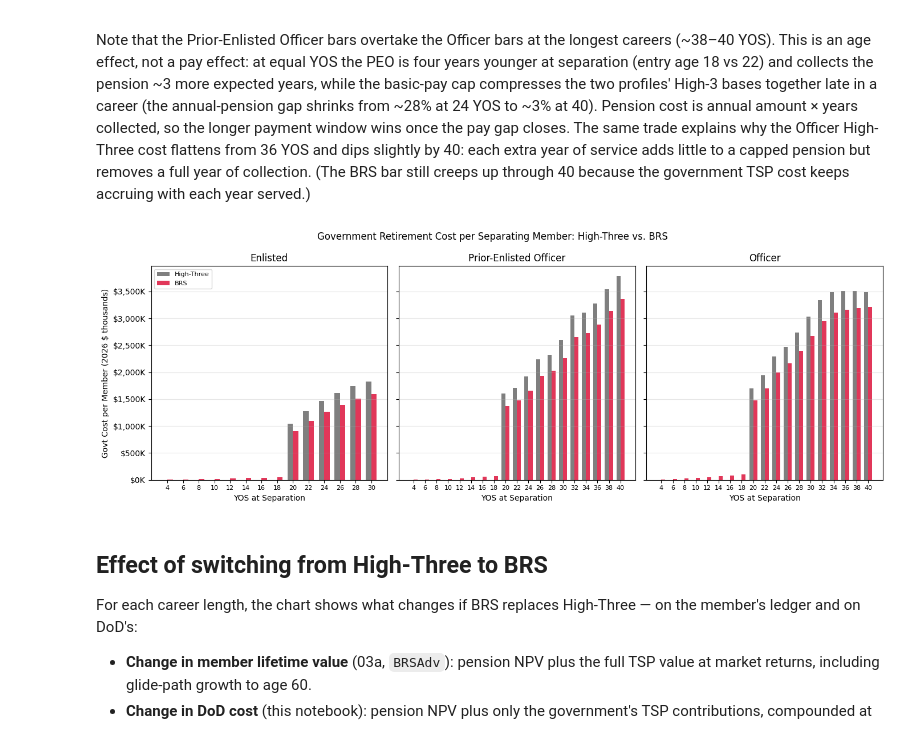
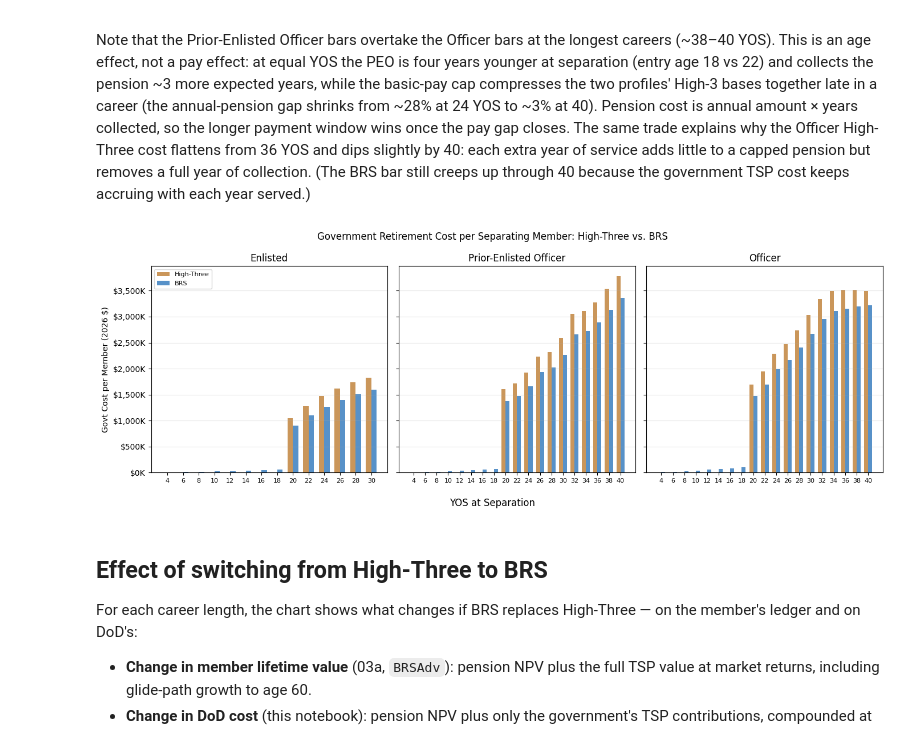
Before and after one commit to sgelety/military-retirement-monte-carlo, a Jupyter notebook: notebooks/04_government_fiscal.ipynb, the cells around one changed output. Drawn from its saved outputs; the diff is of its cells as text; code cells hidden in the pictures.

```diff
--- a/notebooks/04_government_fiscal.ipynb
+++ b/notebooks/04_government_fiscal.ipynb
@@ -67,6 +67,15 @@ PROFILE_ORDER = [
     "Enlisted", "PriorEnlistedOfficer", "Officer"
 ]
 
+# Chart palette. System bars (cost charts): BRS = bright blue,
+# H3 = bright amber. Difference charts shade the two halves with
+# the muted slate/brown versions of the same hues (kept faint as
+# a background), labeled "BRS advantage" / "High-Three advantage".
+BRS_COLOR = "#3a7ebf"    # bright blue
+H3_COLOR = "#c1843d"     # bright amber
+BRS_REGION = "#3f5266"   # slate (BRS-advantage half)
+H3_REGION = "#8a6033"    # brown (High-Three-advantage half)
+
 # Approximate annual active-component accessions.
 # Source: DoD FY2024 Population Representation report.
 OFFICER_ACCESSIONS = 18_000
@@ -230,43 +239,41 @@ for ax, (profile, label) in zip(
         sub["H3_GovtCost"] / 1000,
         width=bar_w,
         label="High-Three",
-        color="dimgray",
+        color=H3_COLOR,
         alpha=0.85,
     )
     ax.bar(
         x + bar_w / 2,
         sub["BRS_GovtCost"] / 1000,
         width=bar_w,
         label="BRS",
-        color="crimson",
+        color=BRS_COLOR,
         alpha=0.85,
     )
     ax.set_xticks(x)
     ax.set_xticklabels(
         sub["SepYOS"].astype(str), fontsize=8
     )
-    ax.set_xlabel("YOS at Separation")
     ax.set_title(label)
     ax.yaxis.set_major_formatter(
         mticker.FuncFormatter(
             lambda v, _: f"${v:,.0f}K"
         )
     )
     ax.grid(axis="y", alpha=0.3)
 
 axes[0].legend(fontsize=8, loc="upper left")
-axes[0].set_ylabel(
-    "Govt Cost per Member (2026 $ thousands)"
-)
+axes[0].set_ylabel("Govt Cost per Member (2026 $)")
+fig.supxlabel("YOS at Separation")
 fig.suptitle(
     "Government Retirement Cost per Separating Member"
     ": High-Three vs. BRS",
     fontsize=12,
 )
 plt.tight_layout()
 plt.show()
 # %% [output]
-[figure, old version]
+[figure, new version]
 # %% [markdown]
 ## Effect of switching from High-Three to BRS
 
```
Also changed, not shown: parts of 6 cells of this notebook, 3 other files.
